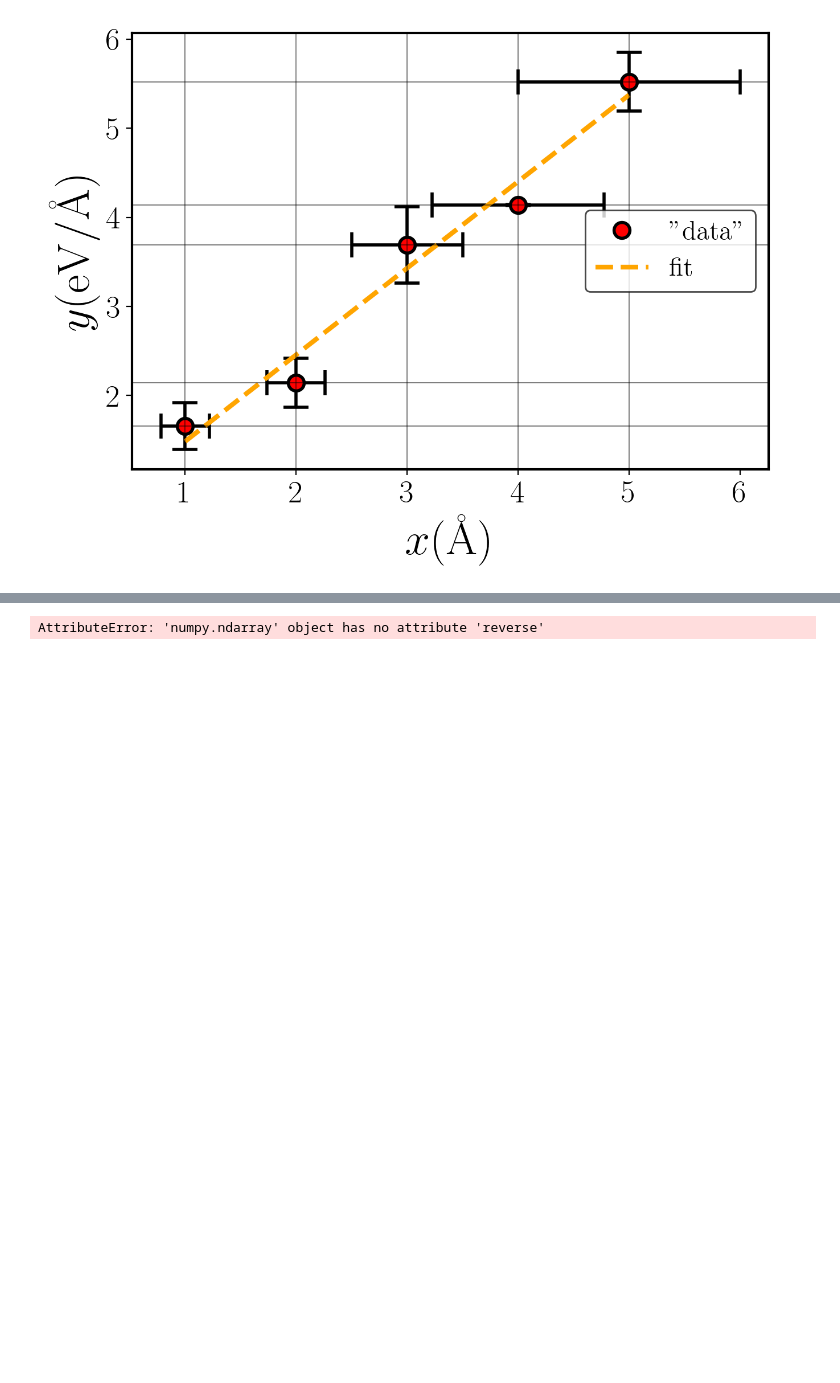
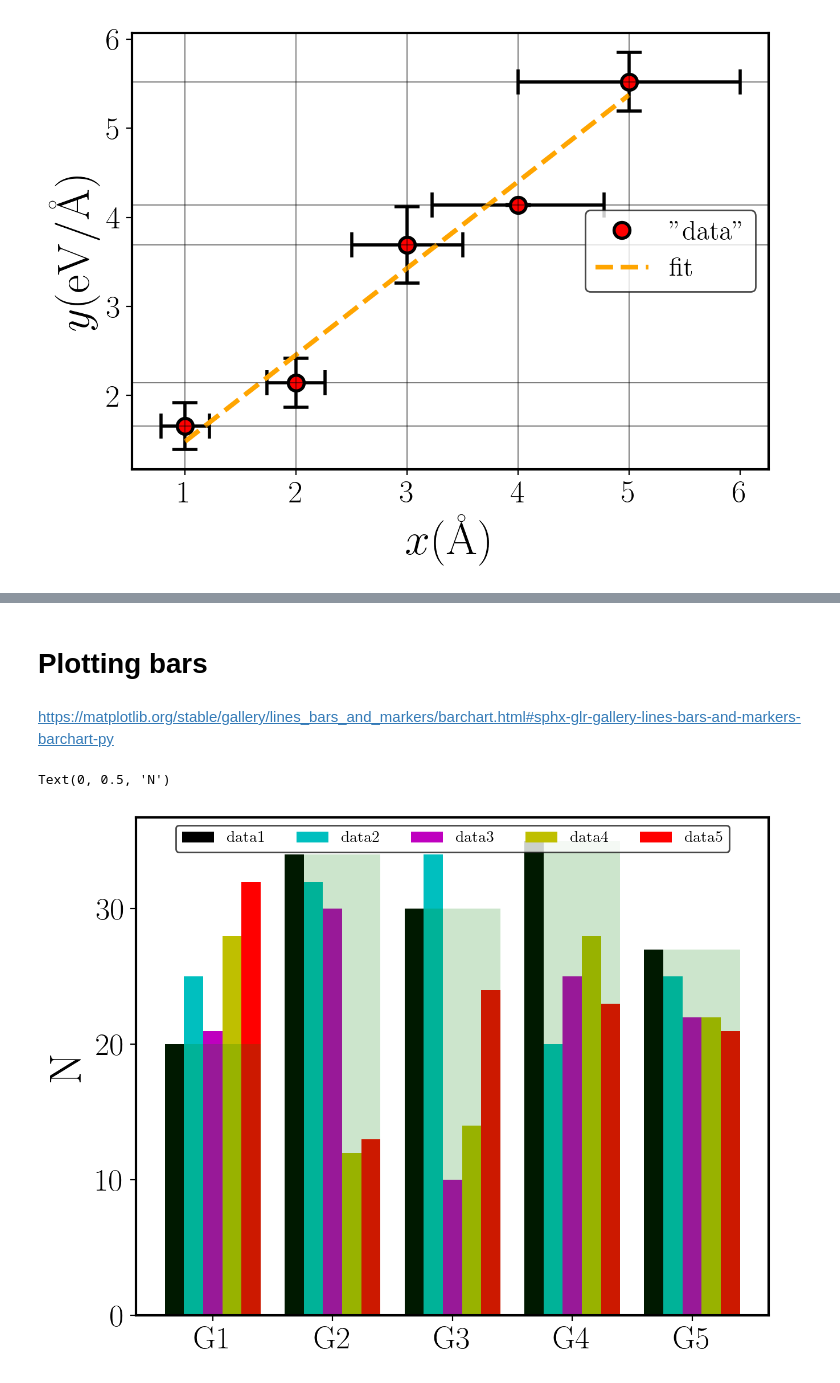
Before and after one commit to rafaeldgrande/Learning, a Jupyter notebook: Python/matplotlib/samples_of_plotting.ipynb, the cells around one changed output, grey strips where cells are left out. Drawn from its saved outputs; the diff is of its cells as text; code cells hidden in the pictures; blank space fills up the shorter version.

```diff
--- a/Python/matplotlib/samples_of_plotting.ipynb
+++ b/Python/matplotlib/samples_of_plotting.ipynb
@@ -53,5 +84,38 @@ plt.yticks( np.array(range(0, N)),  np.array(range(1, N+1))[::-1] - 1 );
-# %%
-
-np.reveenp.array(range(1, N+1))
-# %% [output]
-AttributeError: 'numpy.ndarray' object has no attribute 'reverse'
+# %% [markdown]
+# Plotting bars
+# %% [markdown]
+https://matplotlib.org/stable/gallery/lines_bars_and_markers/barchart.html#sphx-glr-gallery-lines-bars-and-markers-barchart-py
+# %%
+labels = ['G1', 'G2', 'G3', 'G4', 'G5']
+data1 = [20, 34, 30, 35, 27]
+data2 = [25, 32, 34, 20, 25]
+data3 = [21, 30, 10, 25, 22]
+data4 = [28, 12, 14, 28, 22]
+data5 = [32, 13, 24, 23, 21]
+
+DATA   = [data1, data2, data3, data4, data5]
+LABELS = ['data1', 'data2', 'data3', 'data4', 'data5']
+
+Ndata = len(DATA) # 4 lists
+
+x = np.arange(len(labels))  # the label locations
+width_bar = 0.8  # the width of the bars
+
+plt.figure()
+
+for i_data in range(Ndata):
+    disp = width_bar*(i_data/Ndata - 1/2)
+
+    # when plotting more than one bar this strtucture makes all bars to be centered around the value x
+    # it is important to use align='edge'
+    plt.bar(x + disp,  DATA[i_data], width=width_bar/Ndata, label=LABELS[i_data], align='edge', bottom=0)
+
+plt.bar(x,  DATA[0], width=width_bar, alpha=0.2)
+
+plt.xticks(x, labels)
+plt.legend(ncol=Ndata, fontsize=10, loc='upper center')
+
+plt.ylabel('N')
+# %% [output]
+Text(0, 0.5, 'N')
+[figure, added]
```
Also changed, not shown: parts of 7 cells of this notebook.
